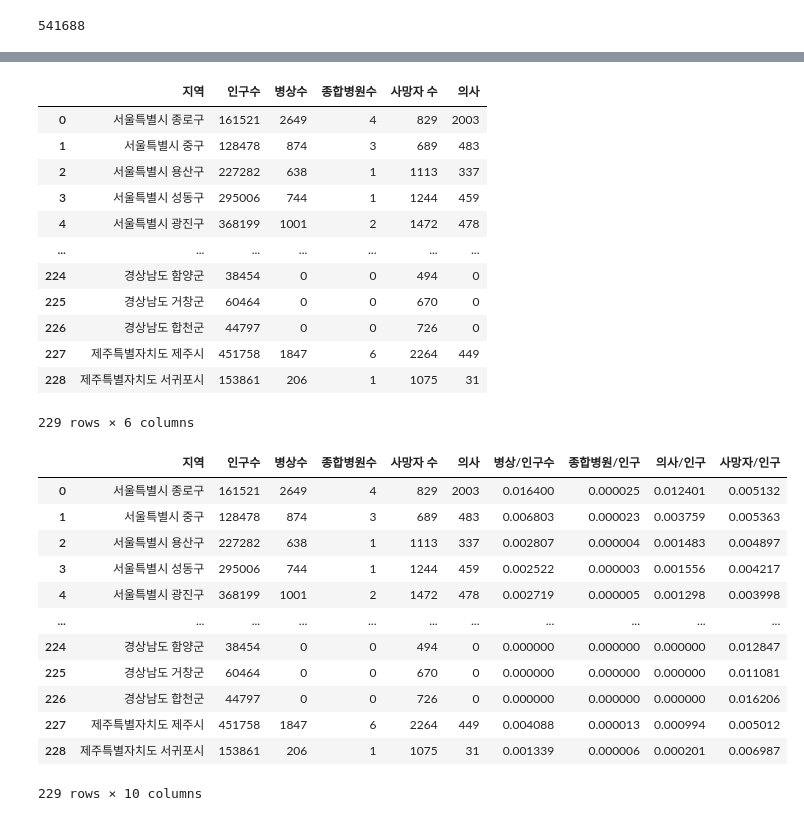
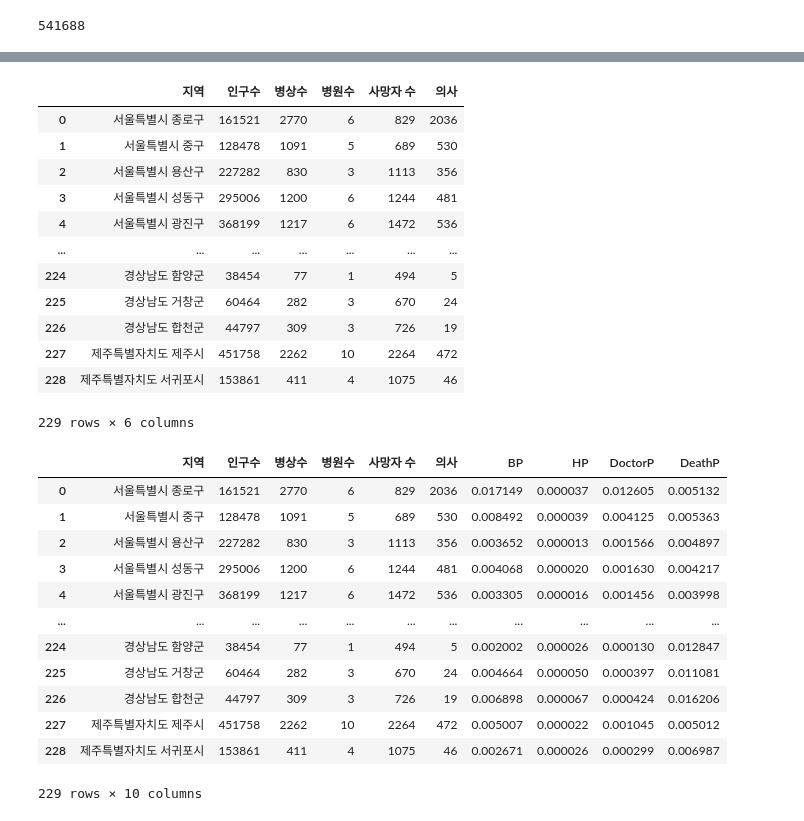
Before and after one commit to cav2280/dcx-final, a Jupyter notebook: main-상관관계 분석 추가.ipynb, the cells around one changed output, grey strips where cells are left out. Drawn from its saved outputs; the diff is of its cells as text; code cells hidden in the pictures.

```diff
--- a/main-상관관계 분석 추가.ipynb
+++ b/main-상관관계 분석 추가.ipynb
@@ -104,8 +106,8 @@ beds_count(locate)
 # %%
 try:
-    hospital_df=pd.read_csv('Data\의료기관_소재지_및_유형별_의료기관수_20230713212631.csv',encoding='cp949')
+    hospital_df=pd.read_csv('Data\의료기관_소재지_및_유형별_의료기관수_20230714112156.csv',encoding='cp949')
 except:
-    hospital_df=pd.read_csv('Data/의료기관_소재지_및_유형별_의료기관수_20230713212631.csv',encoding='cp949')
+    hospital_df=pd.read_csv('Data/의료기관_소재지_및_유형별_의료기관수_20230714112156.csv',encoding='cp949')
 hospital_df.drop('유형별',axis=1,inplace=True)
 hospital_df.drop('병상수',axis=1,inplace=True)
 
@@ -171,6 +173,6 @@ aggregated = grouped.agg({'기관수': 'sum', '행정구역별': 'first'})
 hospital_df = aggregated.reset_index()
 
 hospital_df.drop('행정구역별',axis=1,inplace=True)
-hospital_df.columns = ['지역', '종합병원수']
+hospital_df.columns = ['지역', '병원수']
 hospital_df
 # %% [output]
@@ -200,8 +202,8 @@ hospital(locate)
 # %%
 try:
-    doctor_df = pd.read_csv("Data\보건의료기관_소재지_및_유형별__의사__간호사__약사수_20230713213342.csv", encoding='cp949')
+    doctor_df = pd.read_csv("Data/보건의료기관_소재지_및_유형별__의사__간호사__약사수_20230714111831.csv", encoding='cp949')
 except:
-    doctor_df = pd.read_csv("Data/보건의료기관_소재지_및_유형별__의사__간호사__약사수_20230713213342.csv", encoding='cp949')
+    doctor_df = pd.read_csv("Data\보건의료기관_소재지_및_유형별__의사__간호사__약사수_20230714111831.csv", encoding='cp949')
 doctor_df.drop('유형별',axis=1,inplace=True)
 doctor_df.drop('병상수',axis=1,inplace=True)
 
@@ -297,7 +299,7 @@ hospital(locate)
 # %%
 
 try:
-    dead_df = pd.read_csv('Data\시군구_성_연령_5세_별_사망자수_1997___사망률_1998__20230714110101.csv', encoding='cp949')
+    dead_df = pd.read_csv('Data/시군구_성_연령_5세_별_사망자수_1997___사망률_1998__20230714110101.csv', encoding='cp949')
 except:
     dead_df = pd.read_csv('Data/시군구_성_연령_5세_별_사망자수_1997___사망률_1998__20230714110101.csv', encoding='cp949')
 
@@ -662,45 +664,45 @@ merged_df.fillna(0,inplace=True)
 
 merged_df['인구수']=merged_df['인구수'].astype(int)
 merged_df['병상수'] = merged_df['병상수'].astype(int)
-merged_df['종합병원수'] = merged_df['종합병원수'].astype(int)
+merged_df['병원수'] = merged_df['병원수'].astype(int)
 merged_df['의사'] = merged_df['의사'].astype(int)
 merged_df['사망자 수'] = merged_df['사망자 수'].astype(int)
 
 merged_df
 # %% [output]
-|  | 지역 | 인구수 | 병상수 | 종합병원수 | 사망자 수 | 의사 |
-| 0 | 서울특별시 종로구 | 161521 | 2649 | 4 | 829 | 2003 |
-| 1 | 서울특별시 중구 | 128478 | 874 | 3 | 689 | 483 |
-| 2 | 서울특별시 용산구 | 227282 | 638 | 1 | 1113 | 337 |
-| 3 | 서울특별시 성동구 | 295006 | 744 | 1 | 1244 | 459 |
-| 4 | 서울특별시 광진구 | 368199 | 1001 | 2 | 1472 | 478 |
+|  | 지역 | 인구수 | 병상수 | 병원수 | 사망자 수 | 의사 |
+| 0 | 서울특별시 종로구 | 161521 | 2770 | 6 | 829 | 2036 |
+| 1 | 서울특별시 중구 | 128478 | 1091 | 5 | 689 | 530 |
+| 2 | 서울특별시 용산구 | 227282 | 830 | 3 | 1113 | 356 |
+| 3 | 서울특별시 성동구 | 295006 | 1200 | 6 | 1244 | 481 |
+| 4 | 서울특별시 광진구 | 368199 | 1217 | 6 | 1472 | 536 |
 | ... | ... | ... | ... | ... | ... | ... |
-| 224 | 경상남도 함양군 | 38454 | 0 | 0 | 494 | 0 |
-| 225 | 경상남도 거창군 | 60464 | 0 | 0 | 670 | 0 |
-| 226 | 경상남도 합천군 | 44797 | 0 | 0 | 726 | 0 |
-| 227 | 제주특별자치도 제주시 | 451758 | 1847 | 6 | 2264 | 449 |
-| 228 | 제주특별자치도 서귀포시 | 153861 | 206 | 1 | 1075 | 31 |
+| 224 | 경상남도 함양군 | 38454 | 77 | 1 | 494 | 5 |
+| 225 | 경상남도 거창군 | 60464 | 282 | 3 | 670 | 24 |
+| 226 | 경상남도 합천군 | 44797 | 309 | 3 | 726 | 19 |
+| 227 | 제주특별자치도 제주시 | 451758 | 2262 | 10 | 2264 | 472 |
+| 228 | 제주특별자치도 서귀포시 | 153861 | 411 | 4 | 1075 | 46 |
 229 rows × 6 columns
 # %%
-merged_df['병상/인구수']=merged_df['병상수']/merged_df['인구수']
-merged_df['종합병원/인구']=merged_df['종합병원수']/merged_df['인구수']
-merged_df['의사/인구']=merged_df['의사']/merged_df['인구수']
-merged_df['사망자/인구']=merged_df['사망자 수']/merged_df['인구수']
+merged_df['BP']=merged_df['병상수']/merged_df['인구수']
+merged_df['HP']=merged_df['병원수']/merged_df['인구수']
+merged_df['DoctorP']=merged_df['의사']/merged_df['인구수']
+merged_df['DeathP']=merged_df['사망자 수']/merged_df['인구수']
 
 merged_df
 # %% [output]
-|  | 지역 | 인구수 | 병상수 | 종합병원수 | 사망자 수 | 의사 | 병상/인구수 | 종합병원/인구 | 의사/인구 | 사망자/인구 |
-| 0 | 서울특별시 종로구 | 161521 | 2649 | 4 | 829 | 2003 | 0.016400 | 0.000025 | 0.012401 | 0.005132 |
-| 1 | 서울특별시 중구 | 128478 | 874 | 3 | 689 | 483 | 0.006803 | 0.000023 | 0.003759 | 0.005363 |
-| 2 | 서울특별시 용산구 | 227282 | 638 | 1 | 1113 | 337 | 0.002807 | 0.000004 | 0.001483 | 0.004897 |
-| 3 | 서울특별시 성동구 | 295006 | 744 | 1 | 1244 | 459 | 0.002522 | 0.000003 | 0.001556 | 0.004217 |
-| 4 | 서울특별시 광진구 | 368199 | 1001 | 2 | 1472 | 478 | 0.002719 | 0.000005 | 0.001298 | 0.003998 |
+|  | 지역 | 인구수 | 병상수 | 병원수 | 사망자 수 | 의사 | BP | HP | DoctorP | DeathP |
+| 0 | 서울특별시 종로구 | 161521 | 2770 | 6 | 829 | 2036 | 0.017149 | 0.000037 | 0.012605 | 0.005132 |
+| 1 | 서울특별시 중구 | 128478 | 1091 | 5 | 689 | 530 | 0.008492 | 0.000039 | 0.004125 | 0.005363 |
+| 2 | 서울특별시 용산구 | 227282 | 830 | 3 | 1113 | 356 | 0.003652 | 0.000013 | 0.001566 | 0.004897 |
+| 3 | 서울특별시 성동구 | 295006 | 1200 | 6 | 1244 | 481 | 0.004068 | 0.000020 | 0.001630 | 0.004217 |
+| 4 | 서울특별시 광진구 | 368199 | 1217 | 6 | 1472 | 536 | 0.003305 | 0.000016 | 0.001456 | 0.003998 |
 | ... | ... | ... | ... | ... | ... | ... | ... | ... | ... | ... |
-| 224 | 경상남도 함양군 | 38454 | 0 | 0 | 494 | 0 | 0.000000 | 0.000000 | 0.000000 | 0.012847 |
-| 225 | 경상남도 거창군 | 60464 | 0 | 0 | 670 | 0 | 0.000000 | 0.000000 | 0.000000 | 0.011081 |
-| 226 | 경상남도 합천군 | 44797 | 0 | 0 | 726 | 0 | 0.000000 | 0.000000 | 0.000000 | 0.016206 |
-| 227 | 제주특별자치도 제주시 | 451758 | 1847 | 6 | 2264 | 449 | 0.004088 | 0.000013 | 0.000994 | 0.005012 |
-| 228 | 제주특별자치도 서귀포시 | 153861 | 206 | 1 | 1075 | 31 | 0.001339 | 0.000006 | 0.000201 | 0.006987 |
+| 224 | 경상남도 함양군 | 38454 | 77 | 1 | 494 | 5 | 0.002002 | 0.000026 | 0.000130 | 0.012847 |
+| 225 | 경상남도 거창군 | 60464 | 282 | 3 | 670 | 24 | 0.004664 | 0.000050 | 0.000397 | 0.011081 |
+| 226 | 경상남도 합천군 | 44797 | 309 | 3 | 726 | 19 | 0.006898 | 0.000067 | 0.000424 | 0.016206 |
+| 227 | 제주특별자치도 제주시 | 451758 | 2262 | 10 | 2264 | 472 | 0.005007 | 0.000022 | 0.001045 | 0.005012 |
+| 228 | 제주특별자치도 서귀포시 | 153861 | 411 | 4 | 1075 | 46 | 0.002671 | 0.000026 | 0.000299 | 0.006987 |
 229 rows × 10 columns
 # %%
 import statsmodels.api as sm
```
Also changed, not shown: parts of 13 cells of this notebook, 2 other files.
